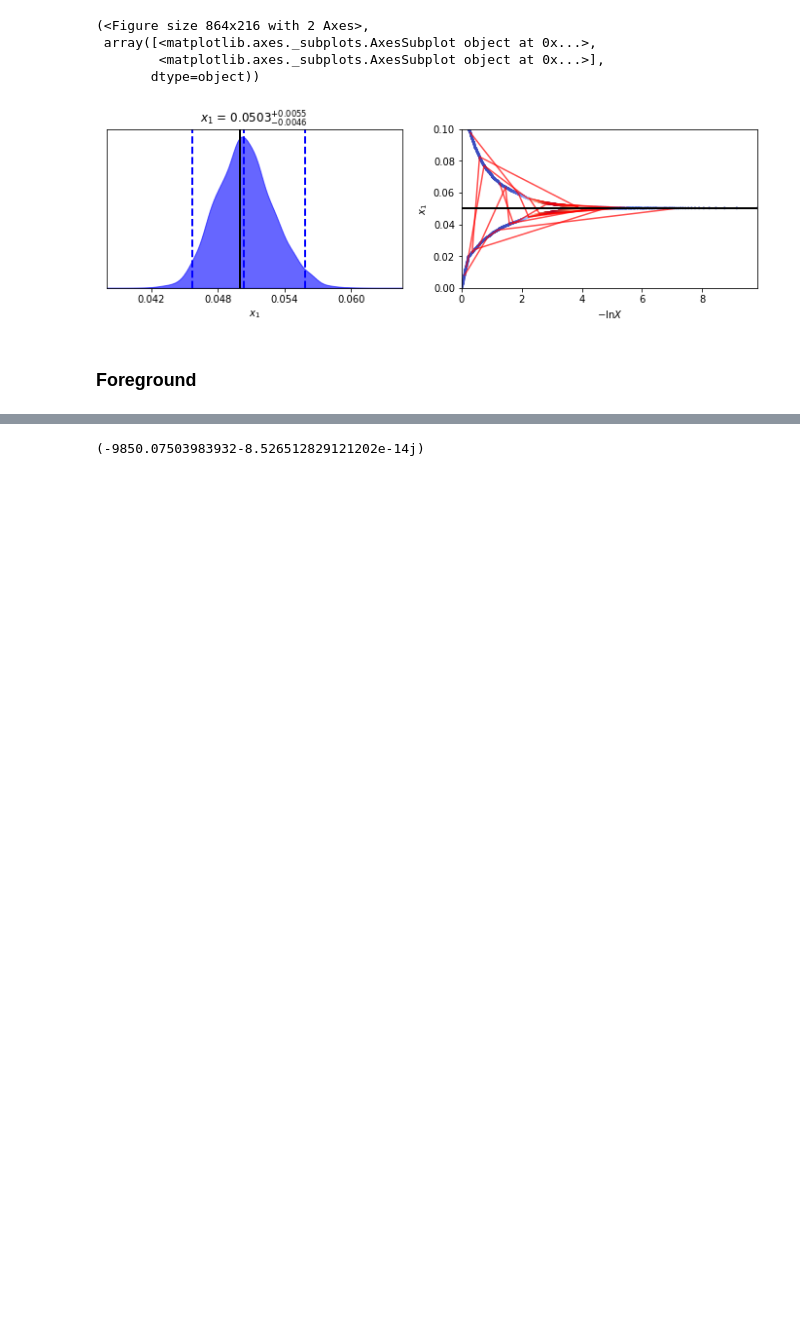
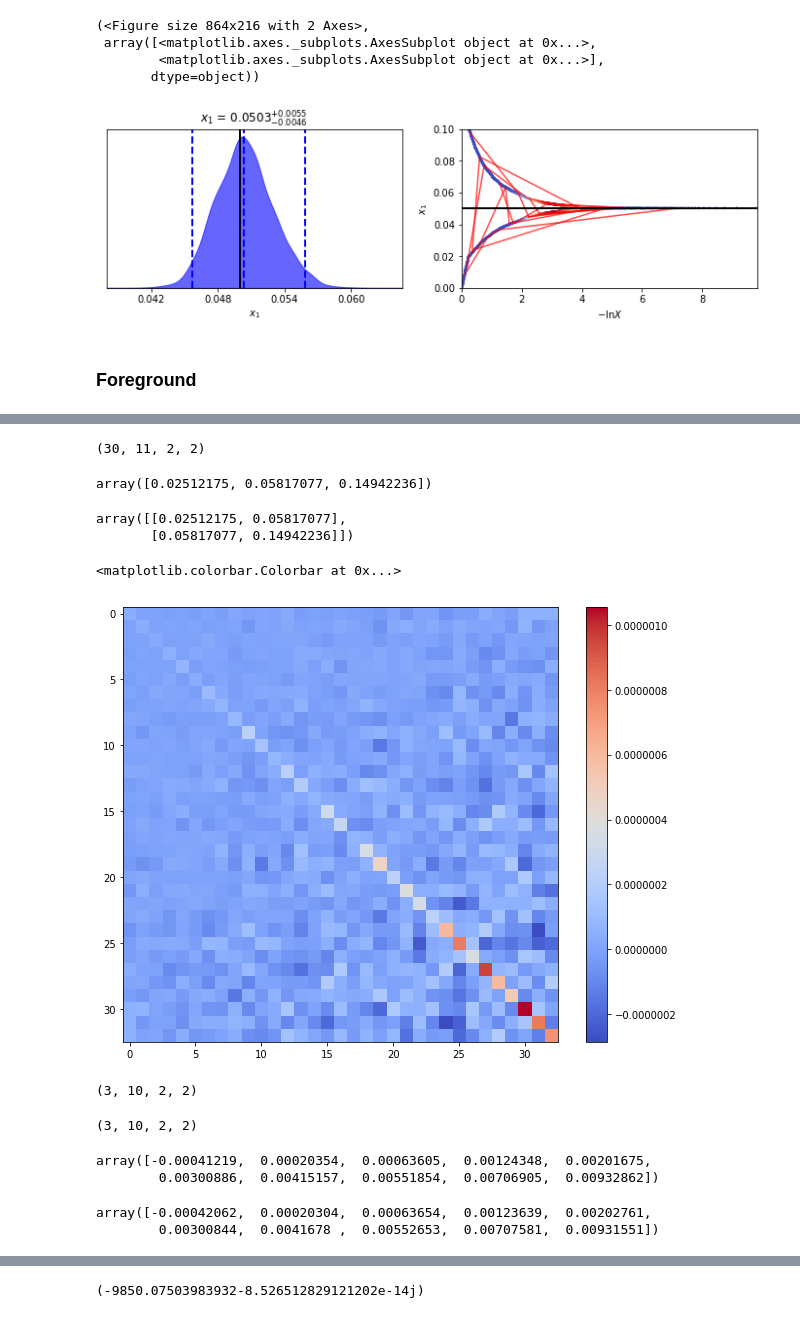
Before and after one commit to YJHelloWorld/Likelihood, a Jupyter notebook: methods.py.ipynb, the cells around one changed output, grey strips where cells are left out. Drawn from its saved outputs; the diff is of its cells as text; code cells hidden in the pictures; blank space fills up the shorter version.

```diff
--- a/methods.py.ipynb
+++ b/methods.py.ipynb
@@ -731,3 +800,6 @@ marry_ali = utils.Marray_EEfirst(cl_f_all_ali, nf_ind, 3, lbin, cl_f_all_ali.sha
 cov_mat_BB_ali = np.cov(marry_ali[lbin*nf_ind*2:]) ##(select BB mode)
 
 M_inv_ali = utils.Minv(cov_mat_BB_ali, lbin, nf_ind)
+# %%
+Xjx = np.load('/fnx/jianyao/Likelihood_data/Bandpowers/0710_2fre_Ali_real_fore_and_noise/X_hat_30_11_2_2.npy')
+Njx = np.load('/fnx/jianyao/Likelihood_data/Bandpowers/0710_2fre_Ali_real_fore_and_noise/N_hat_29_11_2_2.npy')
@@ -733,0 +834,45 @@ M_inv_ali = utils.Minv(cov_mat_BB_ali, lbin, nf_ind)
+# %%
+Xjx.shape
+# %% [output]
+(30, 11, 2, 2)
+# %%
+vecp_jx(Xjx[0,0])
+# %% [output]
+array([0.02512175, 0.05817077, 0.14942236])
+# %%
+Xjx[0,0]
+# %% [output]
+array([[0.02512175, 0.05817077],
+       [0.05817077, 0.14942236]])
+# %%
+Xjx_all = np.ones((30, 11*3))
+for i in range(30):
+    for j in range(11):
+        Xjx_all[i,j*3:(j+1)*3] = vecp_real(Xjx[i][j])
+# %%
+M_jx = np.cov(Xjx_all[1:,:].T)
+# %%
+plt.figure(figsize = (10,8))
+plt.imshow(M_jx, cmap = 'coolwarm')
+plt.colorbar()
+# %% [output]
+<matplotlib.colorbar.Colorbar at 0x...>
+[figure, added]
+# %%
+np.mean(cl_f_all_ali, axis = 0).shape
+# %% [output]
+(3, 10, 2, 2)
+# %%
+nl_mean_ali.shape
+# %% [output]
+(3, 10, 2, 2)
+# %%
+nl_mean_ali[0,:,0,0]
+# %% [output]
+array([-0.00041219,  0.00020354,  0.00063605,  0.00124348,  0.00201675,
+        0.00300886,  0.00415157,  0.00551854,  0.00706905,  0.00932862])
+# %%
+nl_mean_ali[0,:,1,1]
+# %% [output]
+array([-0.00042062,  0.00020304,  0.00063654,  0.00123639,  0.00202761,
+        0.00300844,  0.0041678 ,  0.00552653,  0.00707581,  0.00931551])
```
Also changed, not shown: parts of 79 cells of this notebook.
